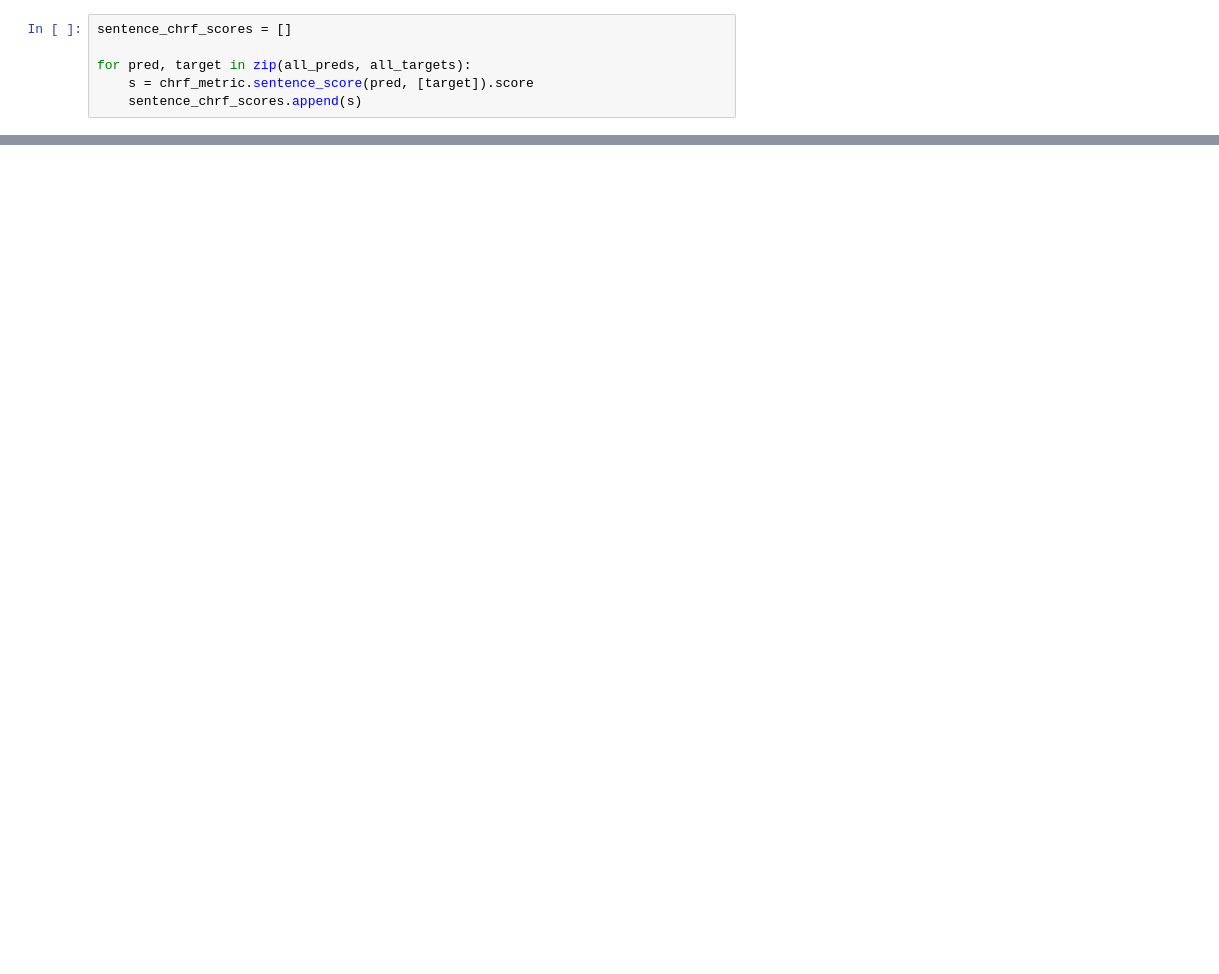
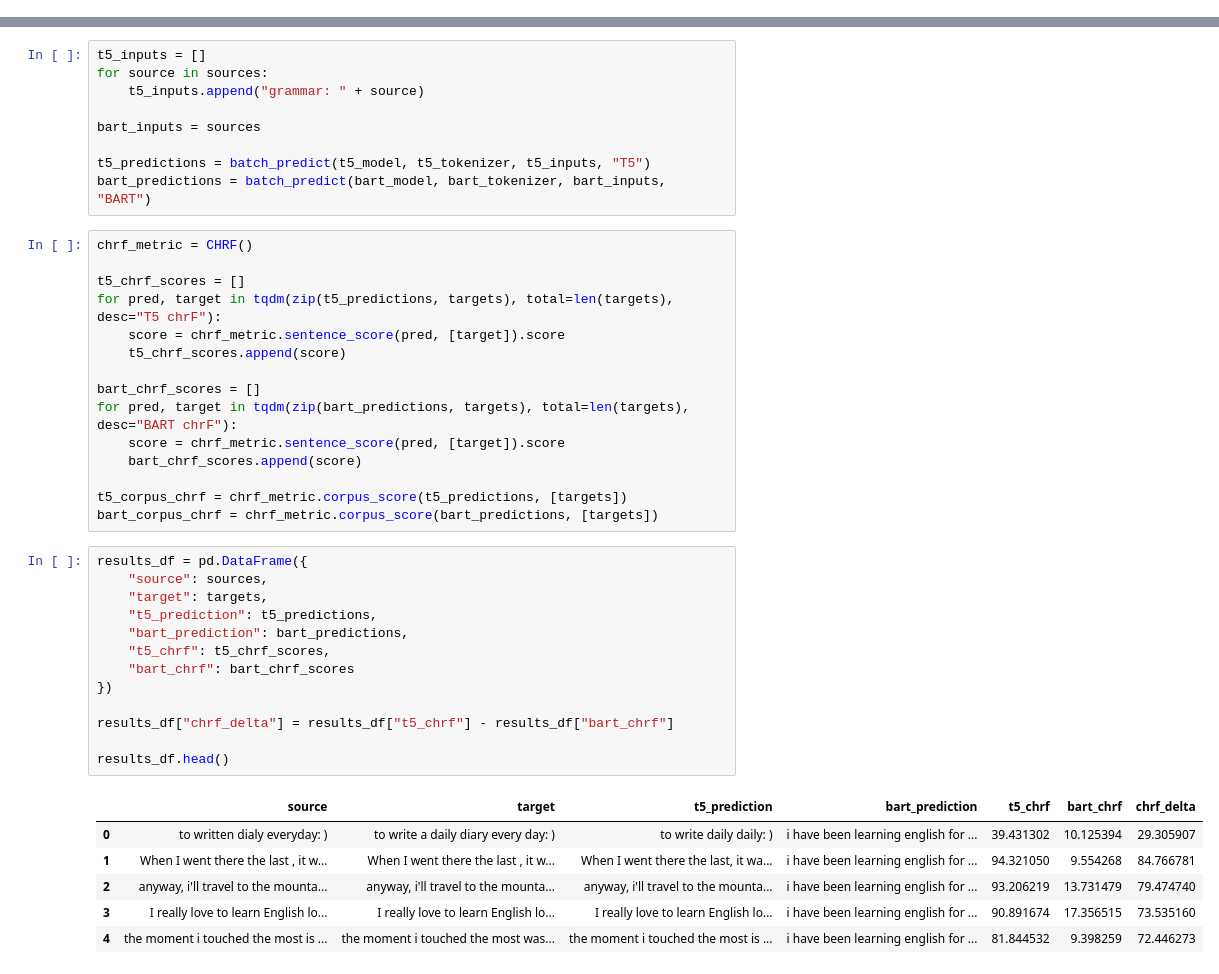
Before and after one commit to HavinChung/English_Learning_Chatbot, a Jupyter notebook: model_evaluation.ipynb, the cells around one changed output, grey strips where cells are left out. Drawn from its saved outputs; the diff is of its cells as text; blank space fills up the shorter version.

```diff
--- a/model_evaluation.ipynb
+++ b/model_evaluation.ipynb
@@ -173,6 +31,0 @@ chrF score: 88.05925526956031
-# %%
-sentence_chrf_scores = []
-
-for pred, target in zip(all_preds, all_targets):
-    s = chrf_metric.sentence_score(pred, [target]).score
-    sentence_chrf_scores.append(s)
@@ -294,0 +109,44 @@ Lowest chrF score Examples
+# %%
+t5_inputs = []
+for source in sources:
+    t5_inputs.append("grammar: " + source)
+
+bart_inputs = sources
+
+t5_predictions = batch_predict(t5_model, t5_tokenizer, t5_inputs, "T5")
+bart_predictions = batch_predict(bart_model, bart_tokenizer, bart_inputs, "BART")
+# %%
+chrf_metric = CHRF()
+
+t5_chrf_scores = []
+for pred, target in tqdm(zip(t5_predictions, targets), total=len(targets), desc="T5 chrF"):
+    score = chrf_metric.sentence_score(pred, [target]).score
+    t5_chrf_scores.append(score)
+
+bart_chrf_scores = []
+for pred, target in tqdm(zip(bart_predictions, targets), total=len(targets), desc="BART chrF"):
+    score = chrf_metric.sentence_score(pred, [target]).score
+    bart_chrf_scores.append(score)
+
+t5_corpus_chrf = chrf_metric.corpus_score(t5_predictions, [targets])
+bart_corpus_chrf = chrf_metric.corpus_score(bart_predictions, [targets])
+# %%
+results_df = pd.DataFrame({
+    "source": sources,
+    "target": targets,
+    "t5_prediction": t5_predictions,
+    "bart_prediction": bart_predictions,
+    "t5_chrf": t5_chrf_scores,
+    "bart_chrf": bart_chrf_scores
+})
+
+results_df["chrf_delta"] = results_df["t5_chrf"] - results_df["bart_chrf"]
+
+results_df.head()
+# %% [output]
+|  | source | target | t5_prediction | bart_prediction | t5_chrf | bart_chrf | chrf_delta |
+| 0 | to written dialy everyday: ) | to write a daily diary every day: ) | to write daily daily: ) | i have been learning english for ... | 39.431302 | 10.125394 | 29.305907 |
+| 1 | When I went there the last , it w... | When I went there the last , it w... | When I went there the last, it wa... | i have been learning english for ... | 94.321050 | 9.554268 | 84.766781 |
+| 2 | anyway, i'll travel to the mounta... | anyway, i'll travel to the mounta... | anyway, i'll travel to the mounta... | i have been learning english for ... | 93.206219 | 13.731479 | 79.474740 |
+| 3 | I really love to learn English lo... | I really love to learn English lo... | I really love to learn English lo... | i have been learning english for ... | 90.891674 | 17.356515 | 73.535160 |
+| 4 | the moment i touched the most is ... | the moment i touched the most was... | the moment i touched the most is ... | i have been learning english for ... | 81.844532 | 9.398259 | 72.446273 |
```
Also changed, not shown: parts of 26 cells of this notebook, 1 other file.
